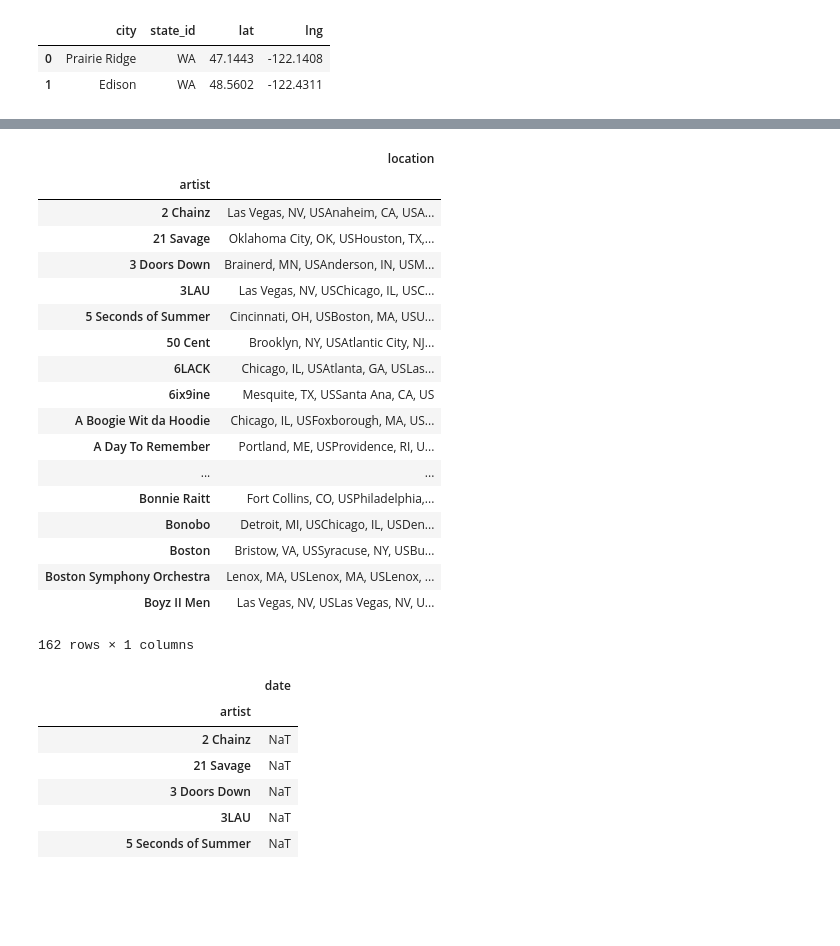
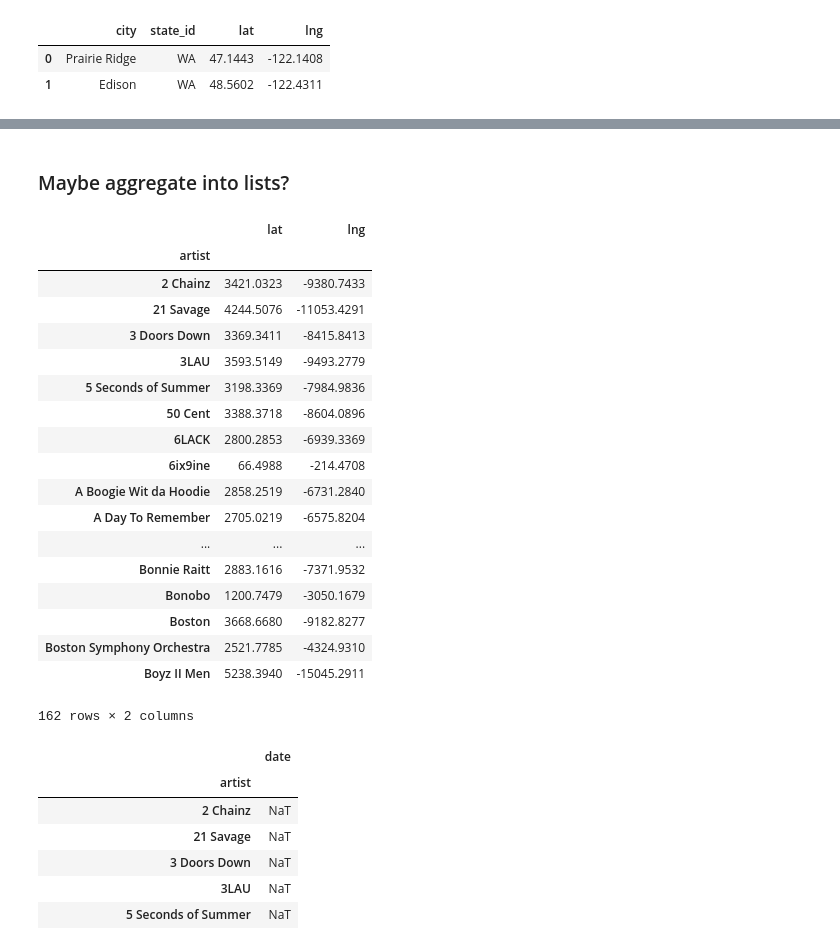
Before and after one commit to Patrickbfuller/solve_music_probs, a Jupyter notebook: explore_shows_shard.ipynb, the cells around one changed output, grey strips where cells are left out. Cells and saved outputs as stored; diff of their text form; code cells hidden in the pictures; blank space fills up the shorter version.

Commit message:
combine latlongs, str to compare hashable, loop sim artist

```diff
--- a/explore_shows_shard.ipynb
+++ b/explore_shows_shard.ipynb
@@ -76,0 +182,3 @@ cities_df.head(2)
+# %%
+recent_domestic_df.loc[:, 'location'] = recent_domestic_df['location'].str.replace('St. ', 'St ')
+recent_domestic_df.loc[:, 'location'] = recent_domestic_df['location'].str.replace('St ', 'Saint ')
@@ -76,0 +191,3 @@ cities_df.head(2)
+# %%
+combined = pd.merge(left=recent_domestic_df, right=cities_df,
+             left_on='location', right_on='comb_city_state', how='left')
@@ -76,0 +214,2 @@ cities_df.head(2)
+# %%
+combined.dropna(inplace=True)   # Getting rid of those nan's
@@ -76,0 +225,3 @@ cities_df.head(2)
+# %%
+combined['comb_lat_long'] = combined.lat.astype(str) + ', ' + combined.lng.astype(str)
+# combined['comb_lat_long'] = combined['comb_lat_long'].str.split(', ')
@@ -77,26 +265,28 @@ cities_df.head(2)
+# %% [markdown]
+### Maybe aggregate into lists?
 # %%
-recent_domestic_df['location'].map(lambda x: x+'::')
-recent_domestic_df.groupby(by='artist').agg(sum)
+# recent_domestic_df['location'].map(lambda x: x+'::')
+combined.groupby(by='artist', ).agg(sum)
 # %% [output]
-|  | location |
-| artist |  |
-| 2 Chainz | Las Vegas, NV, USAnaheim, CA, USA... |
-| 21 Savage | Oklahoma City, OK, USHouston, TX,... |
-| 3 Doors Down | Brainerd, MN, USAnderson, IN, USM... |
-| 3LAU | Las Vegas, NV, USChicago, IL, USC... |
-| 5 Seconds of Summer | Cincinnati, OH, USBoston, MA, USU... |
-| 50 Cent | Brooklyn, NY, USAtlantic City, NJ... |
-| 6LACK | Chicago, IL, USAtlanta, GA, USLas... |
-| 6ix9ine | Mesquite, TX, USSanta Ana, CA, US |
-| A Boogie Wit da Hoodie | Chicago, IL, USFoxborough, MA, US... |
-| A Day To Remember | Portland, ME, USProvidence, RI, U... |
-| ... | ... |
-| Bonnie Raitt | Fort Collins, CO, USPhiladelphia,... |
-| Bonobo | Detroit, MI, USChicago, IL, USDen... |
-| Boston | Bristow, VA, USSyracuse, NY, USBu... |
-| Boston Symphony Orchestra | Lenox, MA, USLenox, MA, USLenox, ... |
-| Boyz II Men | Las Vegas, NV, USLas Vegas, NV, U... |
+|  | lat | lng |
+| artist |  |  |
+| 2 Chainz | 3421.0323 | -9380.7433 |
+| 21 Savage | 4244.5076 | -11053.4291 |
+| 3 Doors Down | 3369.3411 | -8415.8413 |
+| 3LAU | 3593.5149 | -9493.2779 |
+| 5 Seconds of Summer | 3198.3369 | -7984.9836 |
+| 50 Cent | 3388.3718 | -8604.0896 |
+| 6LACK | 2800.2853 | -6939.3369 |
+| 6ix9ine | 66.4988 | -214.4708 |
+| A Boogie Wit da Hoodie | 2858.2519 | -6731.2840 |
+| A Day To Remember | 2705.0219 | -6575.8204 |
+| ... | ... | ... |
+| Bonnie Raitt | 2883.1616 | -7371.9532 |
+| Bonobo | 1200.7479 | -3050.1679 |
+| Boston | 3668.6680 | -9182.8277 |
+| Boston Symphony Orchestra | 2521.7785 | -4324.9310 |
+| Boyz II Men | 5238.3940 | -15045.2911 |
-162 rows × 1 columns
+162 rows × 2 columns
 # %%
 # %% [output]
 |  | date |
```
Also changed, not shown: parts of 35 cells of this notebook, 1 other file.
